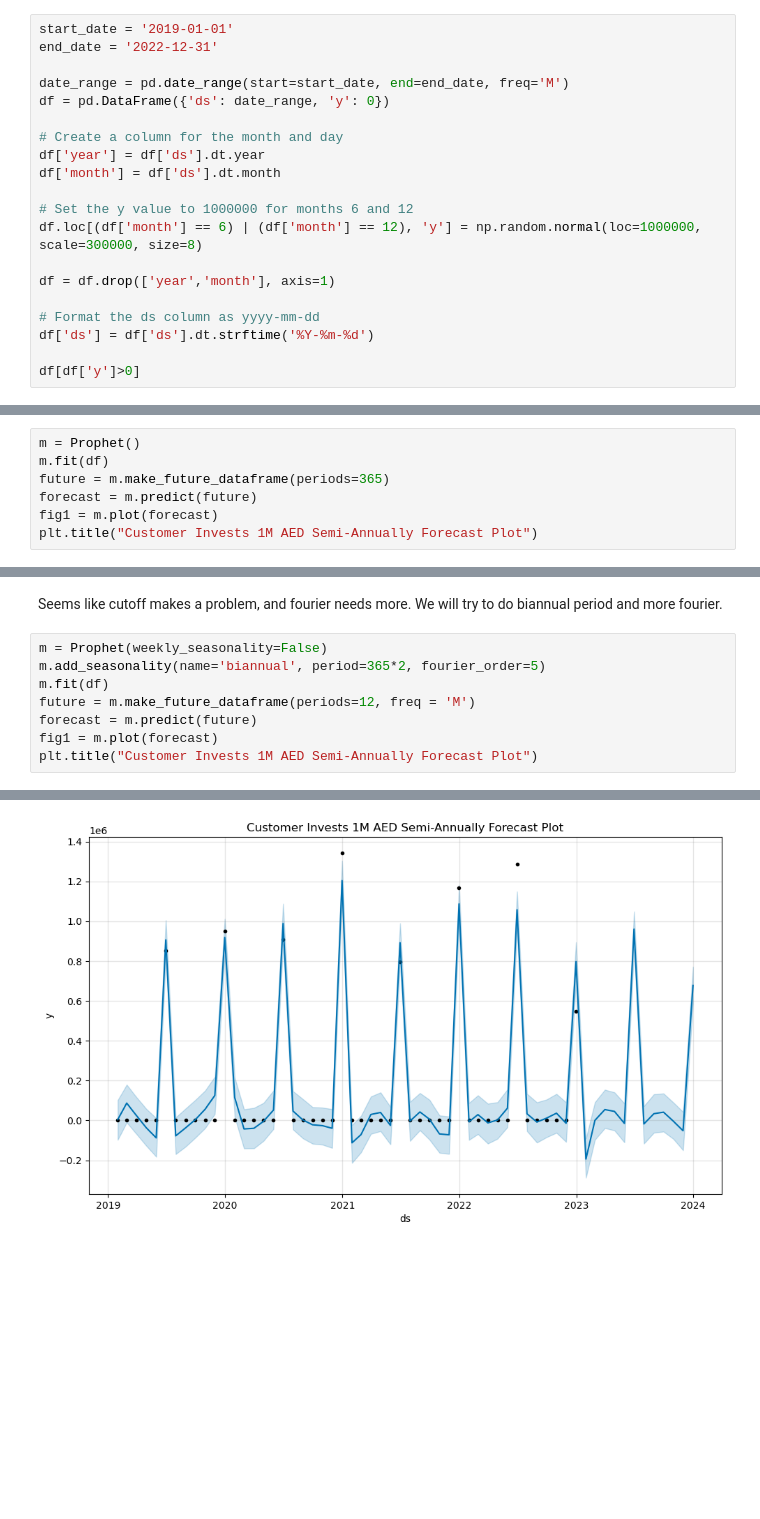
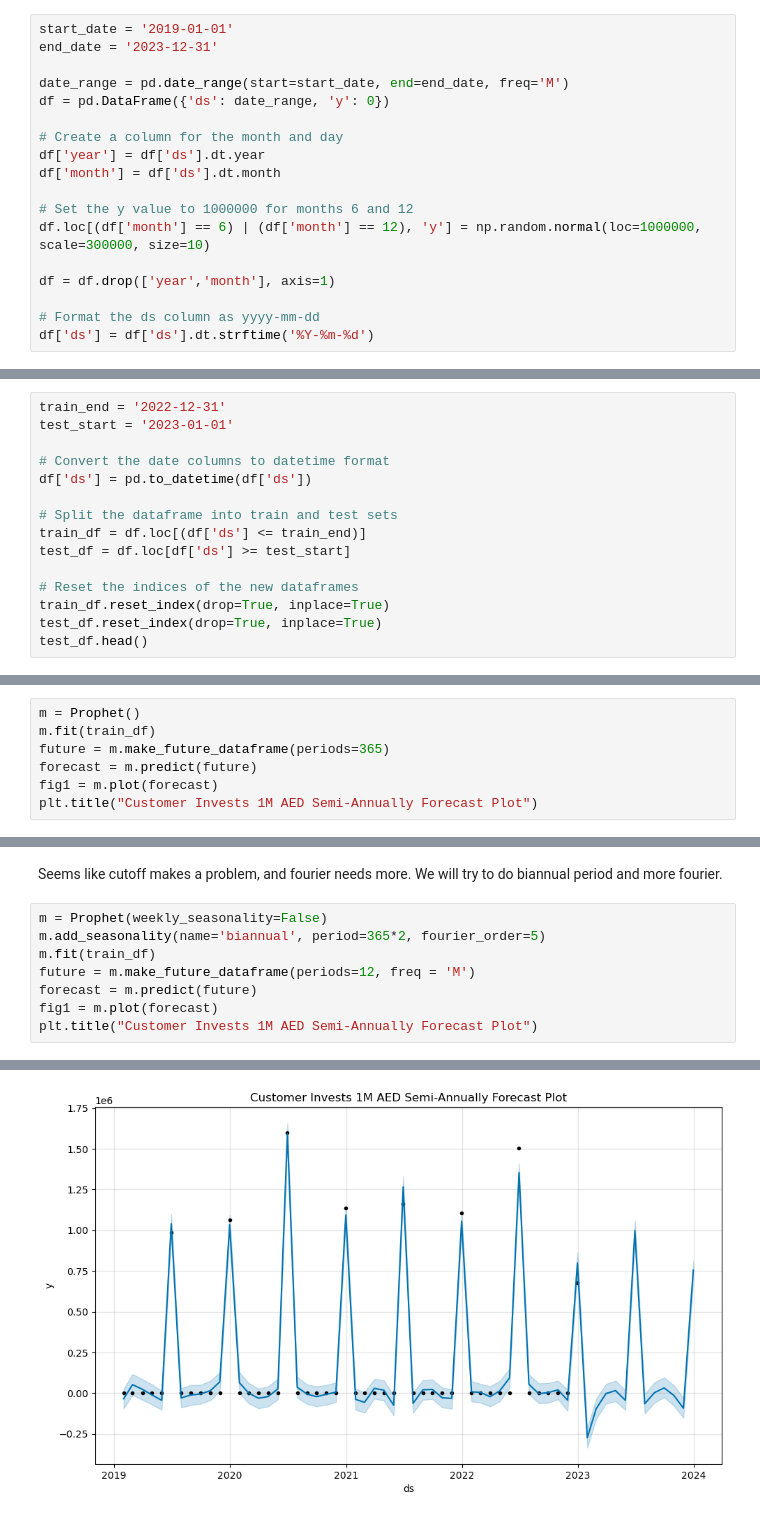
Before and after one commit to SaoodHMH/Prophet-kedro-pipeline-demo, a Jupyter notebook: Scenarios.ipynb, the cells around one changed output, grey strips where cells are left out. Cells and saved outputs as stored; diff of their text form; blank space fills up the shorter version.

```diff
--- a/Scenarios.ipynb
+++ b/Scenarios.ipynb
@@ -390,7 +854,7 @@ Well...
 Assume 6 months interval
 # %%
 start_date = '2019-01-01'
-end_date = '2022-12-31'
+end_date = '2023-12-31'
 
 date_range = pd.date_range(start=start_date, end=end_date, freq='M')
 df = pd.DataFrame({'ds': date_range, 'y': 0})
@@ -400,11 +864,9 @@ df['year'] = df['ds'].dt.year
 df['month'] = df['ds'].dt.month
 
 # Set the y value to 1000000 for months 6 and 12
-df.loc[(df['month'] == 6) | (df['month'] == 12), 'y'] = np.random.normal(loc=1000000, scale=300000, size=8)
+df.loc[(df['month'] == 6) | (df['month'] == 12), 'y'] = np.random.normal(loc=1000000, scale=300000, size=10)
 
 df = df.drop(['year','month'], axis=1)
 
 # Format the ds column as yyyy-mm-dd
 df['ds'] = df['ds'].dt.strftime('%Y-%m-%d')
-
-df[df['y']>0]
@@ -420,0 +875,15 @@ df[df['y']>0]
+# %%
+train_end = '2022-12-31'
+test_start = '2023-01-01'
+
+# Convert the date columns to datetime format
+df['ds'] = pd.to_datetime(df['ds'])
+
+# Split the dataframe into train and test sets
+train_df = df.loc[(df['ds'] <= train_end)]
+test_df = df.loc[df['ds'] >= test_start]
+
+# Reset the indices of the new dataframes
+train_df.reset_index(drop=True, inplace=True)
+test_df.reset_index(drop=True, inplace=True)
+test_df.head()
@@ -421,6 +897,6 @@ df[df['y']>0]
 # %%
 m = Prophet()
-m.fit(df)
+m.fit(train_df)
 future = m.make_future_dataframe(periods=365)
 forecast = m.predict(future)
 fig1 = m.plot(forecast)
@@ -443,7 +920,7 @@ Seems like cutoff makes a problem, and fourier needs more. We will try to do bia
 # %%
 m = Prophet(weekly_seasonality=False)
 m.add_seasonality(name='biannual', period=365*2, fourier_order=5)
-m.fit(df)
+m.fit(train_df)
 future = m.make_future_dataframe(periods=12, freq = 'M')
 forecast = m.predict(future)
 fig1 = m.plot(forecast)
@@ -454,5 +931,5 @@ plt.title("Customer Invests 1M AED Semi-Annually Forecast Plot")
 Text(0.5, 1.0, 'Customer Invests 1M AED Semi-Annually Forecast Plot')
-[figure, old version]
+[figure, new version]
 # %%
 fig2 = m.plot_components(forecast)
 plt.subplots_adjust(hspace=0.5)
```
Also changed, not shown: parts of 79 cells of this notebook, 1 other file.
